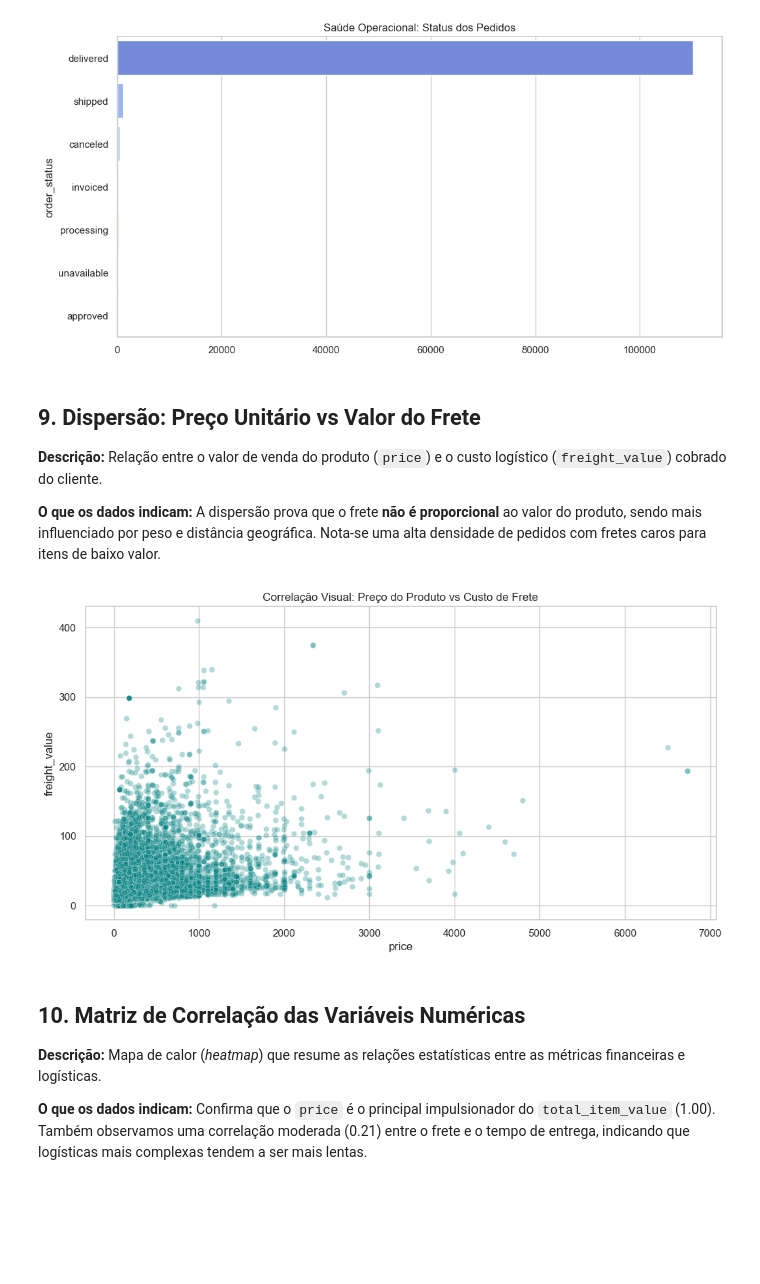
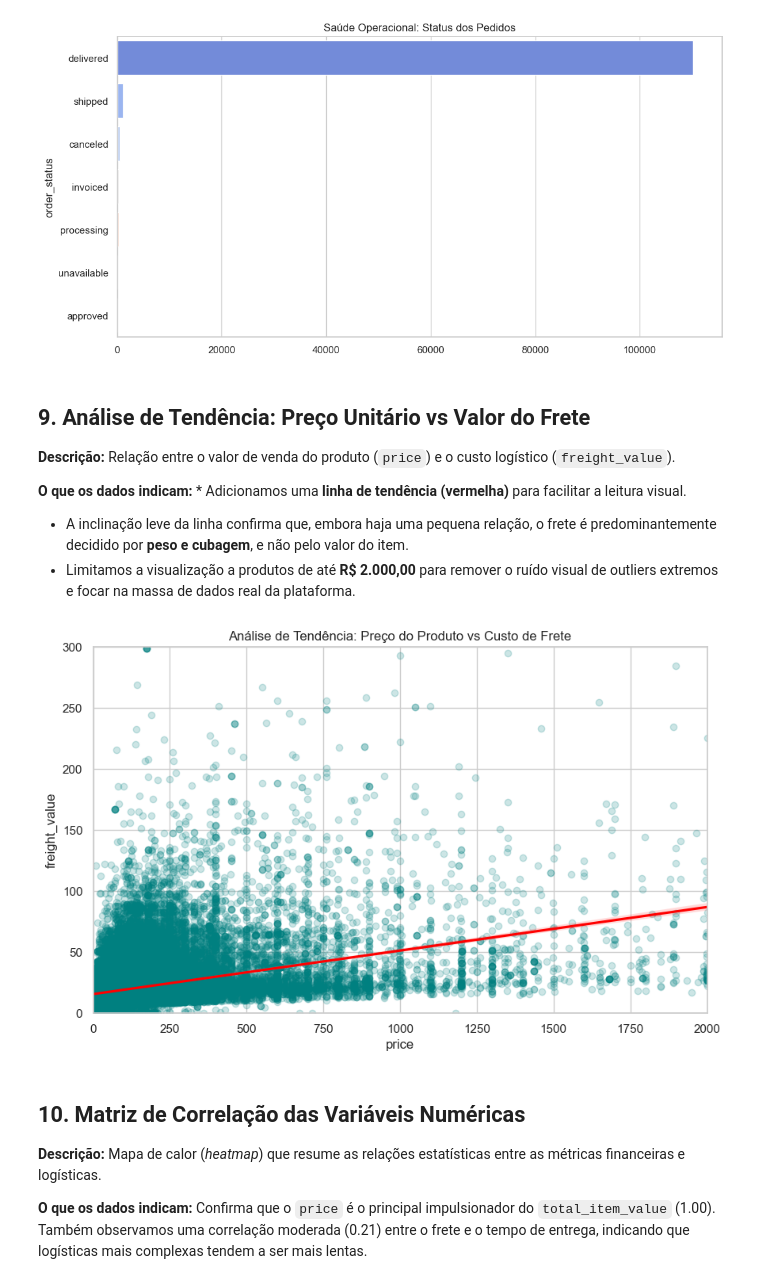
Before and after one commit to GenilsonJrs/Brazilian-E-Commerce-Dataset-ETL-Visualization, a Jupyter notebook: Data Layer/silver/analytcs.ipynb, the cells around one changed output. Saved outputs shown, nothing was run; the diff lists cells and outputs as text; code cells hidden in the pictures; blank space fills up the shorter version.

Commit message:
Atualização em Analytcs Silver

```diff
--- a/Data Layer/silver/analytcs.ipynb
+++ b/Data Layer/silver/analytcs.ipynb
@@ -131,17 +136,24 @@ plt.show()
 # %% [output]
 [figure]
 # %% [markdown]
-## **9. Dispersão: Preço Unitário vs Valor do Frete**
+## **9. Análise de Tendência: Preço Unitário vs Valor do Frete**
 
-**Descrição:** Relação entre o valor de venda do produto (`price`) e o custo logístico (`freight_value`) cobrado do cliente.
+**Descrição:** Relação entre o valor de venda do produto (`price`) e o custo logístico (`freight_value`).
 
-**O que os dados indicam:** A dispersão prova que o frete **não é proporcional** ao valor do produto, sendo mais influenciado por peso e distância geográfica. Nota-se uma alta densidade de pedidos com fretes caros para itens de baixo valor.
+**O que os dados indicam:** * Adicionamos uma **linha de tendência (vermelha)** para facilitar a leitura visual.
+* A inclinação leve da linha confirma que, embora haja uma pequena relação, o frete é predominantemente decidido por **peso e cubagem**, e não pelo valor do item.
+* Limitamos a visualização a produtos de até **R$ 2.000,00** para remover o ruído visual de outliers extremos e focar na massa de dados real da plataforma.
 # %%
-sns.scatterplot(data=df_silver, x='price', y='freight_value', alpha=0.3, color='teal')
-plt.title("Correlação Visual: Preço do Produto vs Custo de Frete")
+plt.figure(figsize=(10, 6))
+sns.regplot(data=df_silver, x='price', y='freight_value', scatter_kws={'alpha':0.2, 'color':'teal'}, line_kws={'color':'red'})
+
+plt.xlim(0, 2000)
+plt.ylim(0, 300)
+
+plt.title("Análise de Tendência: Preço do Produto vs Custo de Frete")
 plt.show()
 # %% [output]
-[figure, old version]
+[figure, new version]
 # %% [markdown]
 ## **10. Matriz de Correlação das Variáveis Numéricas**
 
```
Also changed, not shown: parts of 3 cells of this notebook.
